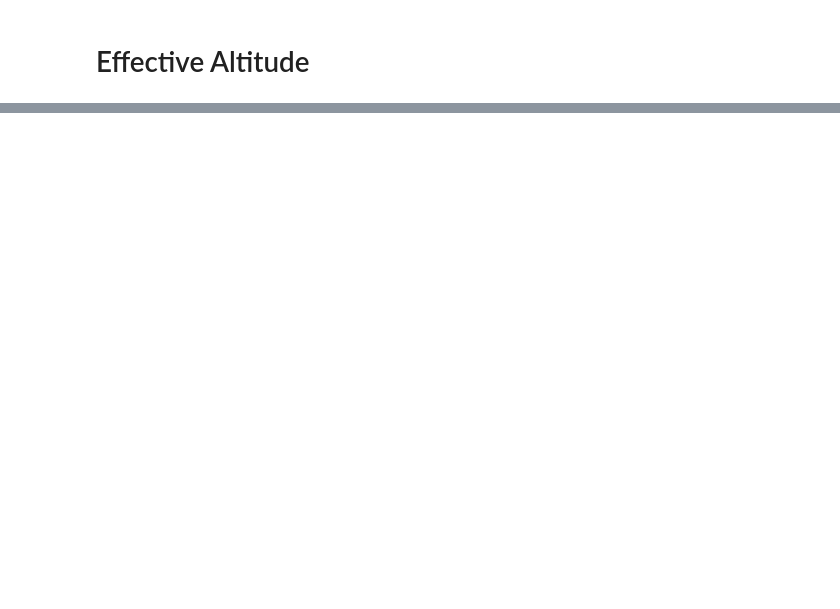
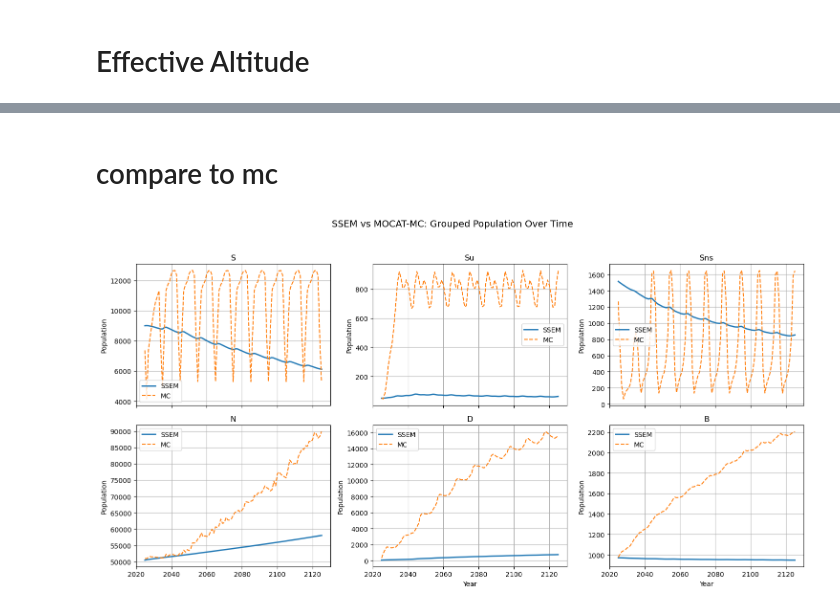
Before and after one commit to ARCLab-MIT/pyssem, a Jupyter notebook: pyssem/elliptical_launch.ipynb, the cells around one changed output, grey strips where cells are left out. Drawn from its saved outputs; the diff is of its cells as text; code cells hidden in the pictures; blank space fills up the shorter version.

```diff
--- a/pyssem/elliptical_launch.ipynb
+++ b/pyssem/elliptical_launch.ipynb
@@ -426,0 +325,43 @@ for i in range(n_species):
+# %% [markdown]
+# compare to mc
+# %%
+import matplotlib.pyplot as plt
+
+# --- Species groups to compare ---
+species_groups = ['S', 'Su', 'Sns', 'N', 'D', 'B']
+n_rows, n_cols = 2, 3
+
+start_year = 2025  # Or derive from scenario_properties.start_date
+ssem_years = times + start_year
+
+# --- Create subplot grid ---
+fig, axes = plt.subplots(n_rows, n_cols, figsize=(15, 8), sharex=True)
+axes = axes.flatten()
+
+for idx, group in enumerate(species_groups):
+    ax = axes[idx]
+
+    # Plot SSEM
+    if group in group_totals:
+        ax.plot(ssem_years, group_totals[group], label='SSEM', linewidth=2)
+
+    # Plot MOCAT-MC
+    if group in mc_pop_time["Species"].unique():
+        mc_df = mc_pop_time[mc_pop_time["Species"] == group]
+        ax.plot(mc_df["Year"], mc_df["Population"], '--', label='MC', linewidth=1.5)
+
+    ax.set_title(group)
+    ax.set_ylabel("Population")
+    ax.grid(True)
+    ax.legend()
+
+# Add shared X labels
+axes[-2].set_xlabel("Year")
+axes[-1].set_xlabel("Year")
+
+plt.suptitle("SSEM vs MOCAT-MC: Grouped Population Over Time", fontsize=14)
+plt.tight_layout(rect=[0, 0, 1, 0.95])
+plt.ticklabel_format(useOffset=False, axis='y')
+plt.show()
+# %% [output]
+[figure, added]
```
Also changed, not shown: parts of 13 cells of this notebook, 8 other files.
